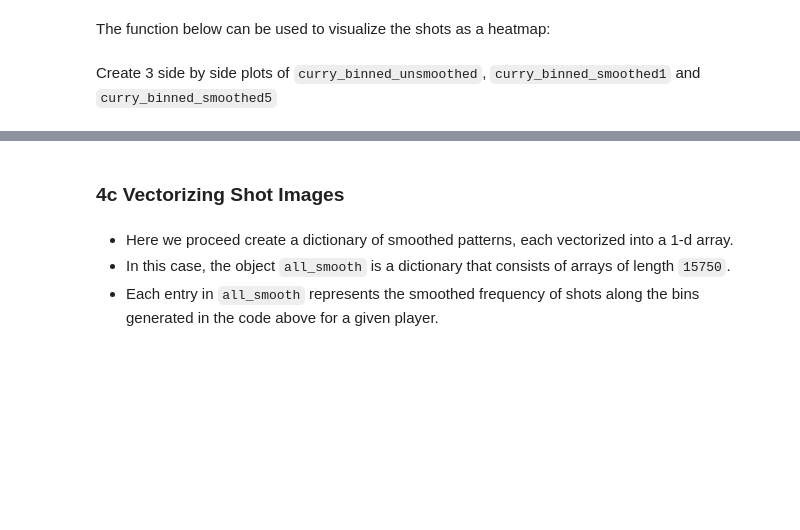
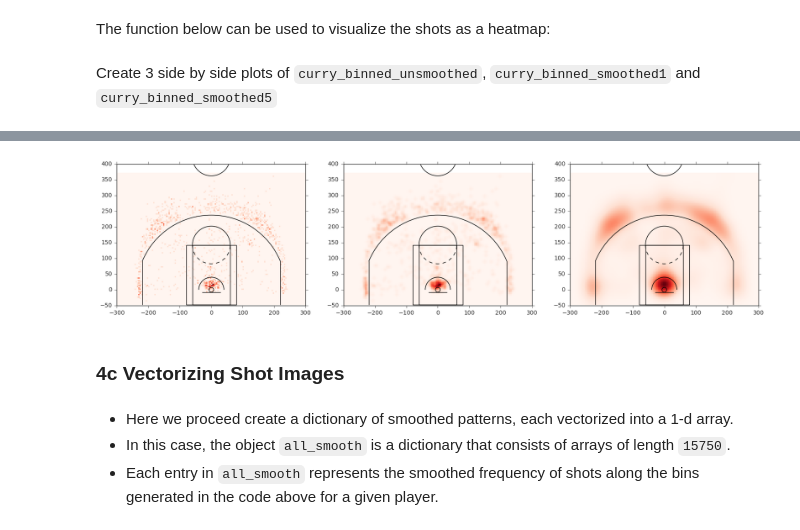
Before and after one commit to jcvdav/Spring2019, a Jupyter notebook: homeworks/homework2/student/homework2.ipynb, the cells around one changed output, grey strips where cells are left out. Drawn from its saved outputs; the diff is of its cells as text; code cells hidden in the pictures; blank space fills up the shorter version.

```diff
--- a/homeworks/homework2/student/homework2.ipynb
+++ b/homeworks/homework2/student/homework2.ipynb
@@ -656,12 +691,12 @@ def bin_shots(df, bin_edges, density=False, sigma=1):
     from scipy import ndimage
 
     ## Call np.histogram2d
-    ...
+    binned, xedges, yedges = np.histogram2d(df.LOC_X, df.LOC_Y, bins = bin_edges)
 
     if density:
 
         # Recompute 'binned' using "gaussian_filter"
-        binned = ...
+        binned = ndimage.filters.gaussian_filter(input = binned, sigma = sigma)
 
         # Normalize the histogram to be a "density", e.g. mass across all bins sums to 1.
         binned /= np.sum(binned)
@@ -685,3 +724,8 @@ bin_edges = (xedges, yedges)
+# %%
+bin_edges = (xedges, yedges)
+curry_binned_unsmoothed = bin_shots(df = curry_data, bin_edges = bin_edges)
+curry_binned_smoothed1 = bin_shots(df = curry_data, bin_edges = bin_edges, density = True, sigma = 1)
+curry_binned_smoothed5 = bin_shots(df = curry_data, bin_edges = bin_edges, density = True, sigma = 5)
 # %% [markdown]
 The function below can be used to visualize the shots as a heatmap:
 # %%
@@ -736,3 +776,11 @@ fig, ax = plt.subplots(1, 3, figsize=(20,60))
+# %%
+fig, ax = plt.subplots(1, 3, figsize=(20,60))
+
+plot_shotchart(binned_counts = curry_binned_unsmoothed[0], xedges = xedges, yedges = yedges, ax = ax[0]);
+plot_shotchart(binned_counts = curry_binned_smoothed1[0], xedges = xedges, yedges = yedges, ax = ax[1]);
+plot_shotchart(binned_counts = curry_binned_smoothed5[0], xedges = xedges, yedges = yedges, ax = ax[2]);
+# %% [output]
+[figure, added]
 # %% [markdown]
 ### 4c Vectorizing Shot Images
 # %% [markdown]
```
Also changed, not shown: parts of 19 cells of this notebook, 1 other file.
